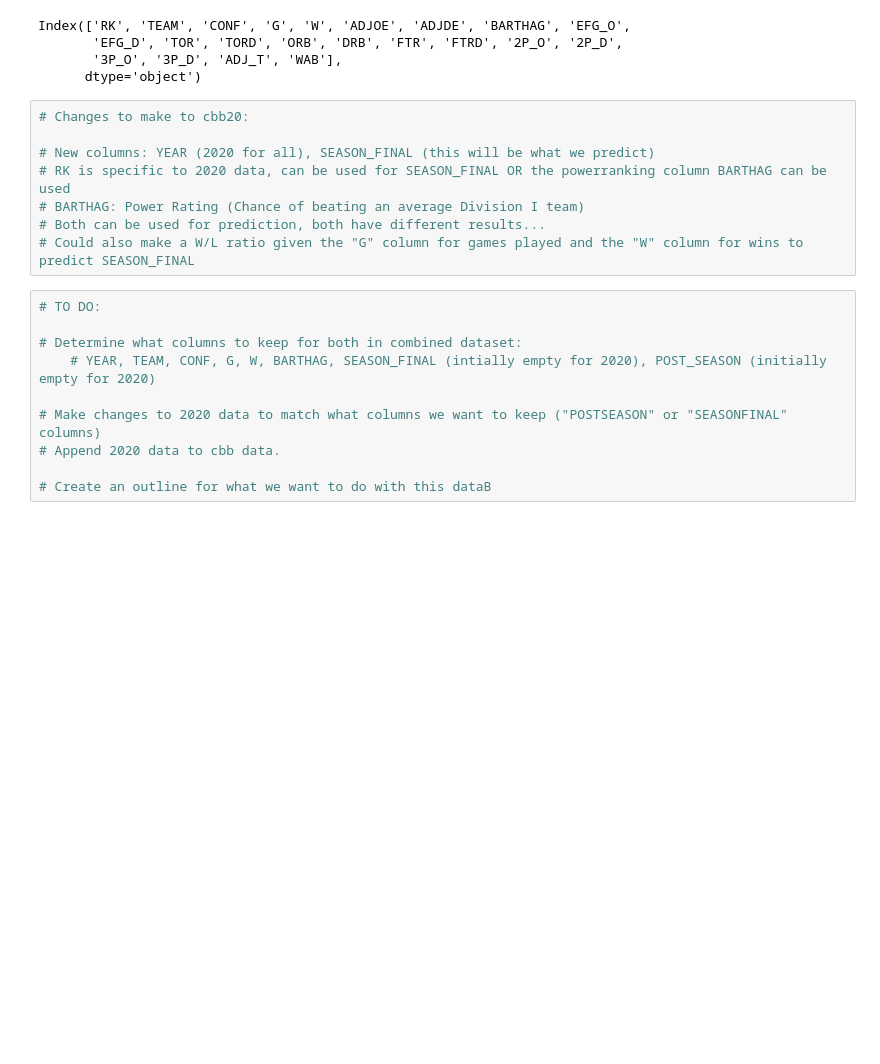
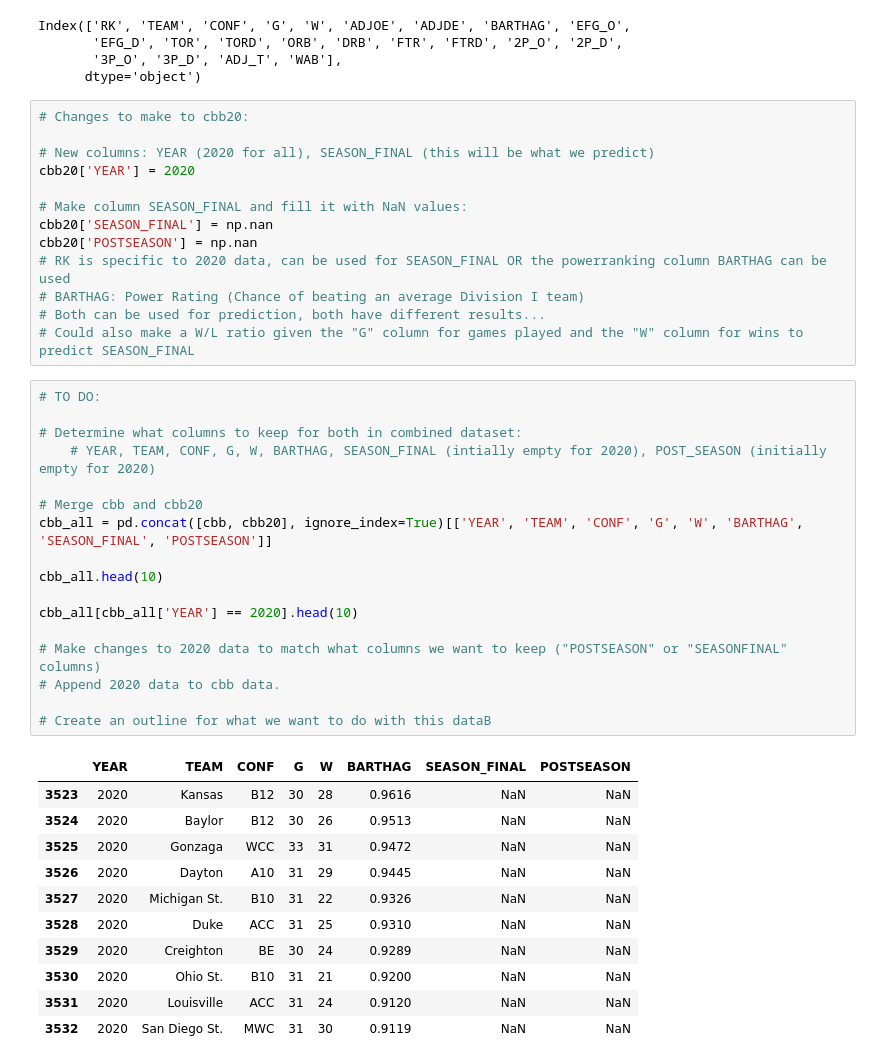
Before and after one commit to tehnoobface/CBB_Final_Project, a Jupyter notebook: cbb_data_analysis.ipynb, the cells around one changed output. Drawn from its saved outputs; the diff is of its cells as text; blank space fills up the shorter version.

```diff
--- a/cbb_data_analysis.ipynb
+++ b/cbb_data_analysis.ipynb
@@ -98,6 +98,11 @@ Index(['RK', 'TEAM', 'CONF', 'G', 'W', 'ADJOE', 'ADJDE', 'BARTHAG', 'EFG_O',
 # Changes to make to cbb20:
 
 # New columns: YEAR (2020 for all), SEASON_FINAL (this will be what we predict)
+cbb20['YEAR'] = 2020
+
+# Make column SEASON_FINAL and fill it with NaN values:
+cbb20['SEASON_FINAL'] = np.nan
+cbb20['POSTSEASON'] = np.nan
 # RK is specific to 2020 data, can be used for SEASON_FINAL OR the powerranking column BARTHAG can be used
 # BARTHAG: Power Rating (Chance of beating an average Division I team)
 # Both can be used for prediction, both have different results...
@@ -105,10 +110,29 @@ Index(['RK', 'TEAM', 'CONF', 'G', 'W', 'ADJOE', 'ADJDE', 'BARTHAG', 'EFG_O',
 # %%
 # TO DO:
 
 # Determine what columns to keep for both in combined dataset:
     # YEAR, TEAM, CONF, G, W, BARTHAG, SEASON_FINAL (intially empty for 2020), POST_SEASON (initially empty for 2020)
 
+# Merge cbb and cbb20
+cbb_all = pd.concat([cbb, cbb20], ignore_index=True)[['YEAR', 'TEAM', 'CONF', 'G', 'W', 'BARTHAG', 'SEASON_FINAL', 'POSTSEASON']]
+
+cbb_all.head(10)
+
+cbb_all[cbb_all['YEAR'] == 2020].head(10)
+
 # Make changes to 2020 data to match what columns we want to keep ("POSTSEASON" or "SEASONFINAL" columns)
 # Append 2020 data to cbb data.
 
 # Create an outline for what we want to do with this dataB
+# %% [output]
+|  | YEAR | TEAM | CONF | G | W | BARTHAG | SEASON_FINAL | POSTSEASON |
+| 3523 | 2020 | Kansas | B12 | 30 | 28 | 0.9616 | NaN | NaN |
+| 3524 | 2020 | Baylor | B12 | 30 | 26 | 0.9513 | NaN | NaN |
+| 3525 | 2020 | Gonzaga | WCC | 33 | 31 | 0.9472 | NaN | NaN |
+| 3526 | 2020 | Dayton | A10 | 31 | 29 | 0.9445 | NaN | NaN |
+| 3527 | 2020 | Michigan St. | B10 | 31 | 22 | 0.9326 | NaN | NaN |
+| 3528 | 2020 | Duke | ACC | 31 | 25 | 0.9310 | NaN | NaN |
+| 3529 | 2020 | Creighton | BE | 30 | 24 | 0.9289 | NaN | NaN |
+| 3530 | 2020 | Ohio St. | B10 | 31 | 21 | 0.9200 | NaN | NaN |
+| 3531 | 2020 | Louisville | ACC | 31 | 24 | 0.9120 | NaN | NaN |
+| 3532 | 2020 | San Diego St. | MWC | 31 | 30 | 0.9119 | NaN | NaN |
```
Also changed, not shown: parts of 6 cells of this notebook, 2 other files.
